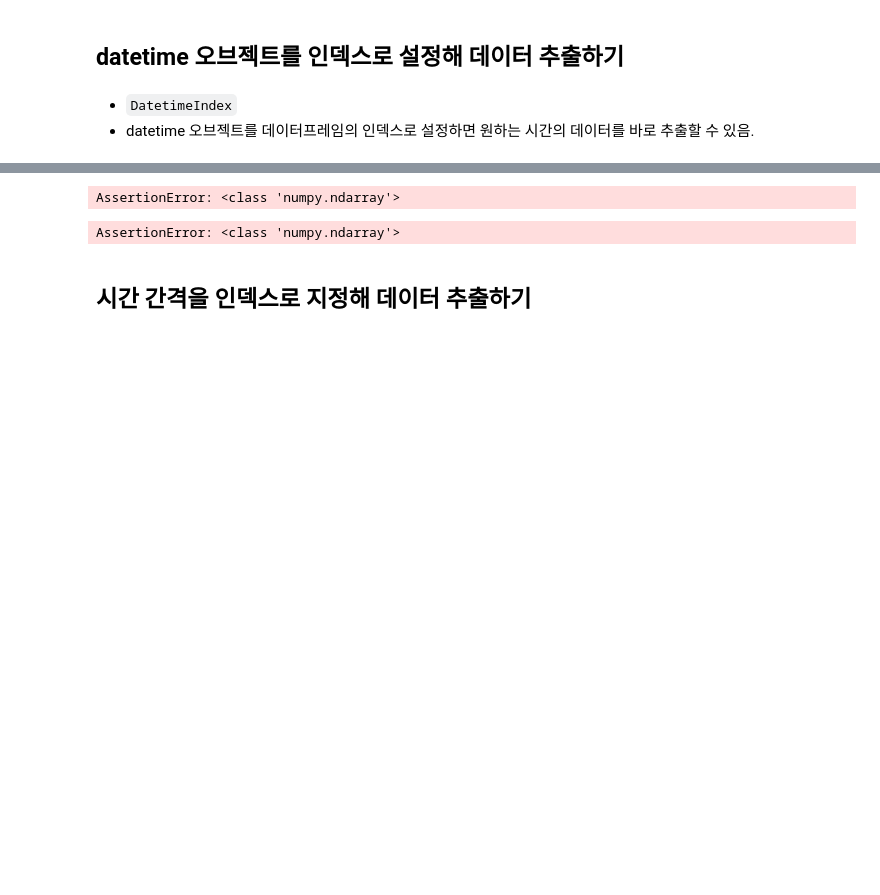
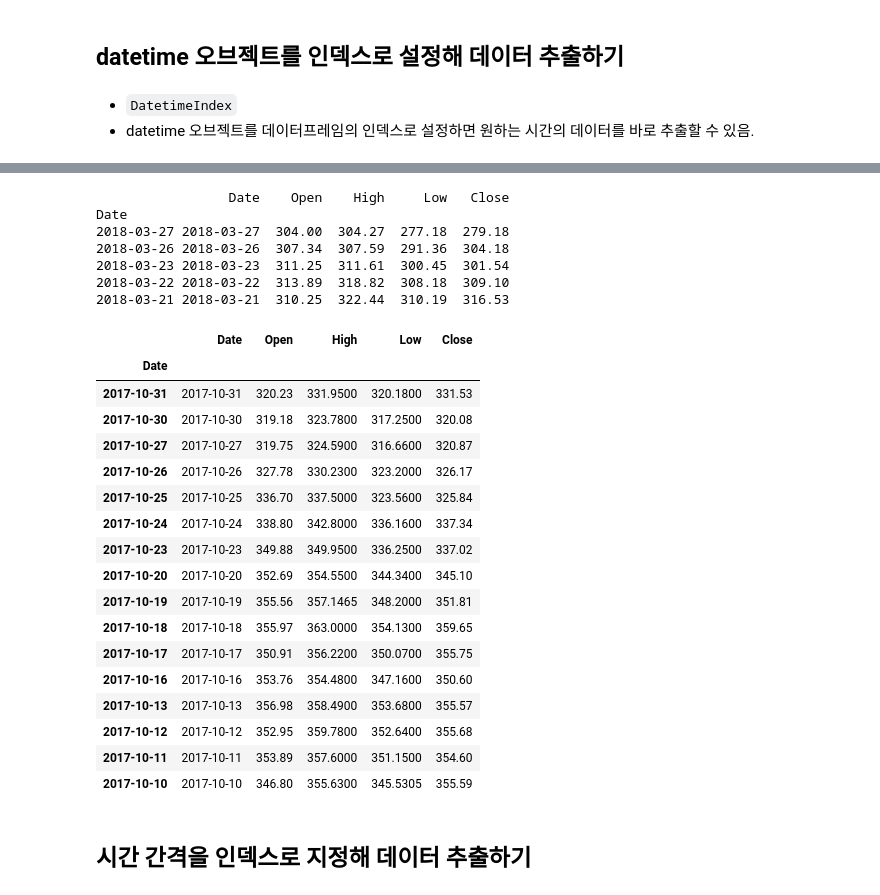
Before and after one commit to 20KMJ/ESAA7, a Jupyter notebook: 1010.ipynb, the cells around one changed output, grey strips where cells are left out. Saved outputs shown, nothing was run; the diff lists cells and outputs as text; code cells hidden in the pictures; blank space fills up the shorter version.

```diff
--- a/1010.ipynb
+++ b/1010.ipynb
@@ -166,13 +186,36 @@ DatetimeIndex(['2018-03-27', '2018-03-26', '2018-03-23', '2018-03-22',
 # %%
-# Error 원인 못 찾음..
-print(tesla['2015'].iloc[:5,:5])
+# 2015년 데이터 추출
+print(tesla[pd.DatetimeIndex(tesla.index).year == 2018].iloc[:5,:5])
 # %% [output]
-AssertionError: <class 'numpy.ndarray'>
+                 Date    Open    High     Low   Close
+Date
+2018-03-27 2018-03-27  304.00  304.27  277.18  279.18
+2018-03-26 2018-03-26  307.34  307.59  291.36  304.18
+2018-03-23 2018-03-23  311.25  311.61  300.45  301.54
+2018-03-22 2018-03-22  313.89  318.82  308.18  309.10
+2018-03-21 2018-03-21  310.25  322.44  310.19  316.53
-# %%
-# error 원인 못 찾음...
-print(tesla['2010-06'].iloc[:,:5])
-# %% [output]
-AssertionError: <class 'numpy.ndarray'>
+# %%
+# 2017년 10월 데이터 추출
+tesla[(pd.DatetimeIndex(tesla.index).year == 2017) & (pd.DatetimeIndex(tesla.index).month == 10)].iloc[:,:5]
+# %% [output]
+|  | Date | Open | High | Low | Close |
+| Date |  |  |  |  |  |
+| 2017-10-31 | 2017-10-31 | 320.23 | 331.9500 | 320.1800 | 331.53 |
+| 2017-10-30 | 2017-10-30 | 319.18 | 323.7800 | 317.2500 | 320.08 |
+| 2017-10-27 | 2017-10-27 | 319.75 | 324.5900 | 316.6600 | 320.87 |
+| 2017-10-26 | 2017-10-26 | 327.78 | 330.2300 | 323.2000 | 326.17 |
+| 2017-10-25 | 2017-10-25 | 336.70 | 337.5000 | 323.5600 | 325.84 |
+| 2017-10-24 | 2017-10-24 | 338.80 | 342.8000 | 336.1600 | 337.34 |
+| 2017-10-23 | 2017-10-23 | 349.88 | 349.9500 | 336.2500 | 337.02 |
+| 2017-10-20 | 2017-10-20 | 352.69 | 354.5500 | 344.3400 | 345.10 |
+| 2017-10-19 | 2017-10-19 | 355.56 | 357.1465 | 348.2000 | 351.81 |
+| 2017-10-18 | 2017-10-18 | 355.97 | 363.0000 | 354.1300 | 359.65 |
+| 2017-10-17 | 2017-10-17 | 350.91 | 356.2200 | 350.0700 | 355.75 |
+| 2017-10-16 | 2017-10-16 | 353.76 | 354.4800 | 347.1600 | 350.60 |
+| 2017-10-13 | 2017-10-13 | 356.98 | 358.4900 | 353.6800 | 355.57 |
+| 2017-10-12 | 2017-10-12 | 352.95 | 359.7800 | 352.6400 | 355.68 |
+| 2017-10-11 | 2017-10-11 | 353.89 | 357.6000 | 351.1500 | 354.60 |
+| 2017-10-10 | 2017-10-10 | 346.80 | 355.6300 | 345.5305 | 355.59 |
 # %% [markdown]
 ## 시간 간격을 인덱스로 지정해 데이터 추출하기
 # %% [markdown]
```
Also changed, not shown: parts of 6 cells of this notebook.
